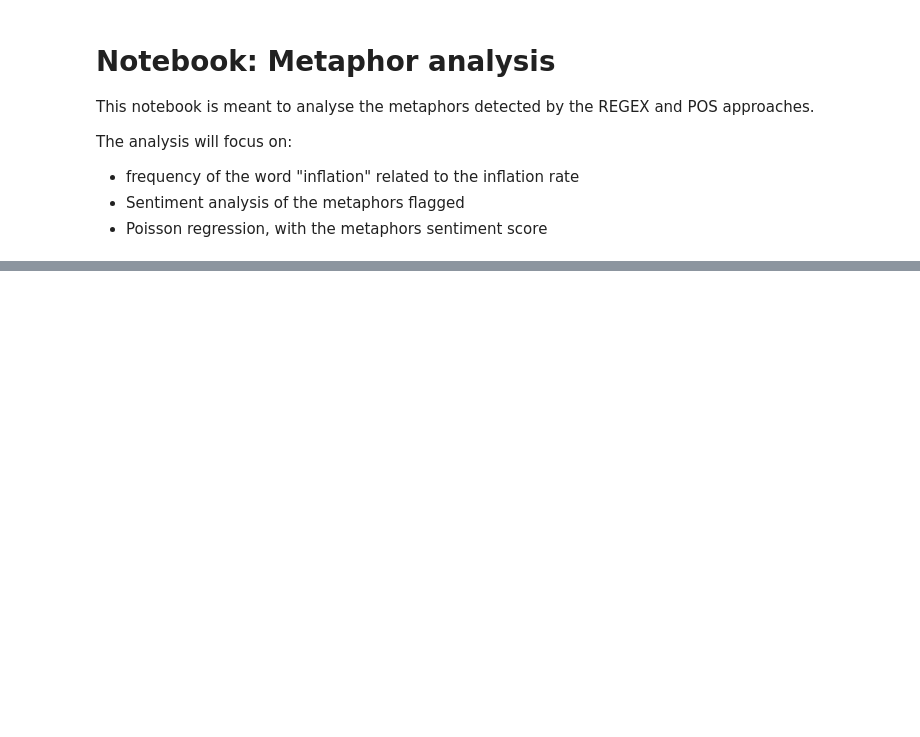
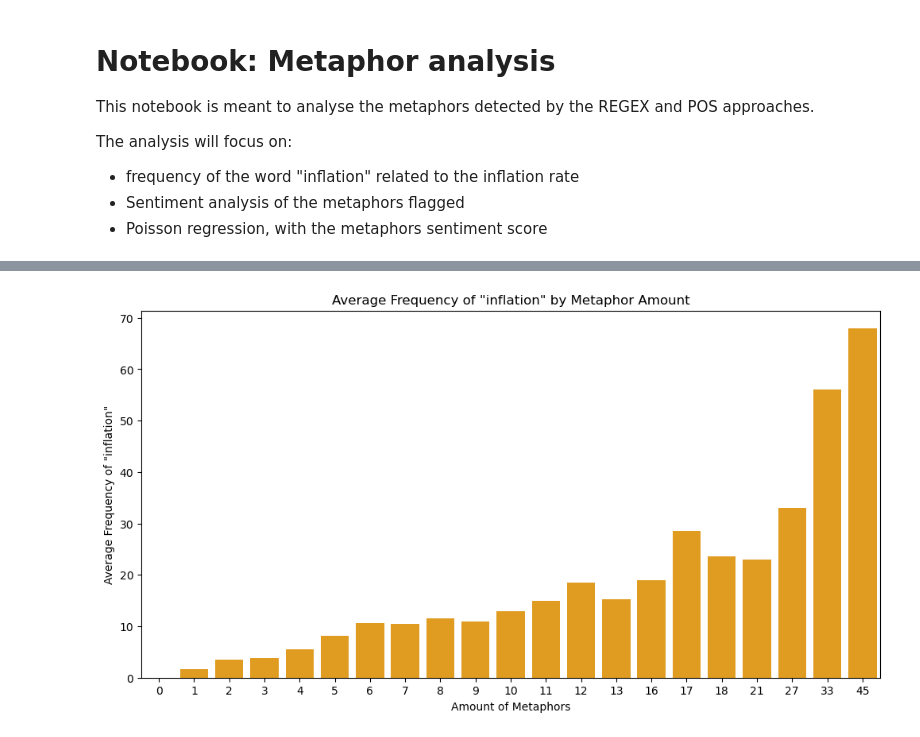
Before and after one commit to lalvarezpoli/DSDM_Thesis, a Jupyter notebook: metaphors_analysis.ipynb, the cells around one changed output, grey strips where cells are left out. Drawn from its saved outputs; the diff is of its cells as text; code cells hidden in the pictures; blank space fills up the shorter version.

```diff
--- a/metaphors_analysis.ipynb
+++ b/metaphors_analysis.ipynb
@@ -112,0 +256,10 @@ df["Frequency"] = df["Answers"].apply(count_frequency)
+# %%
+avg_freq_by_length = df_labels.groupby('Metaphors_len')['Frequency'].mean()
+plt.figure(figsize=(12, 6))
+sns.barplot(x=avg_freq_by_length.index, y=avg_freq_by_length.values, color='orange')
+plt.title('Average Frequency of "inflation" by Metaphor Amount')
+plt.xlabel('Amount of Metaphors')
+plt.ylabel('Average Frequency of "inflation"')
+plt.show()
+# %% [output]
+[figure, added]
```
Also changed, not shown: parts of 23 cells of this notebook, 4 other files.
